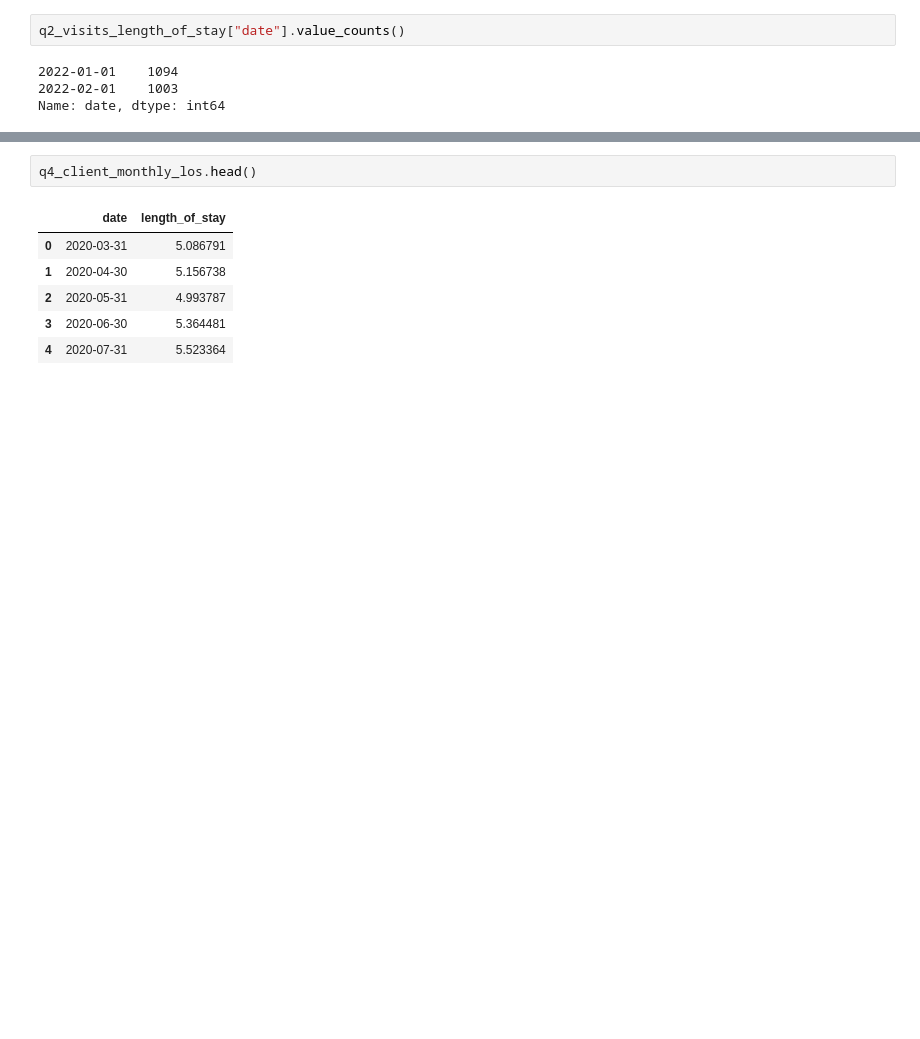
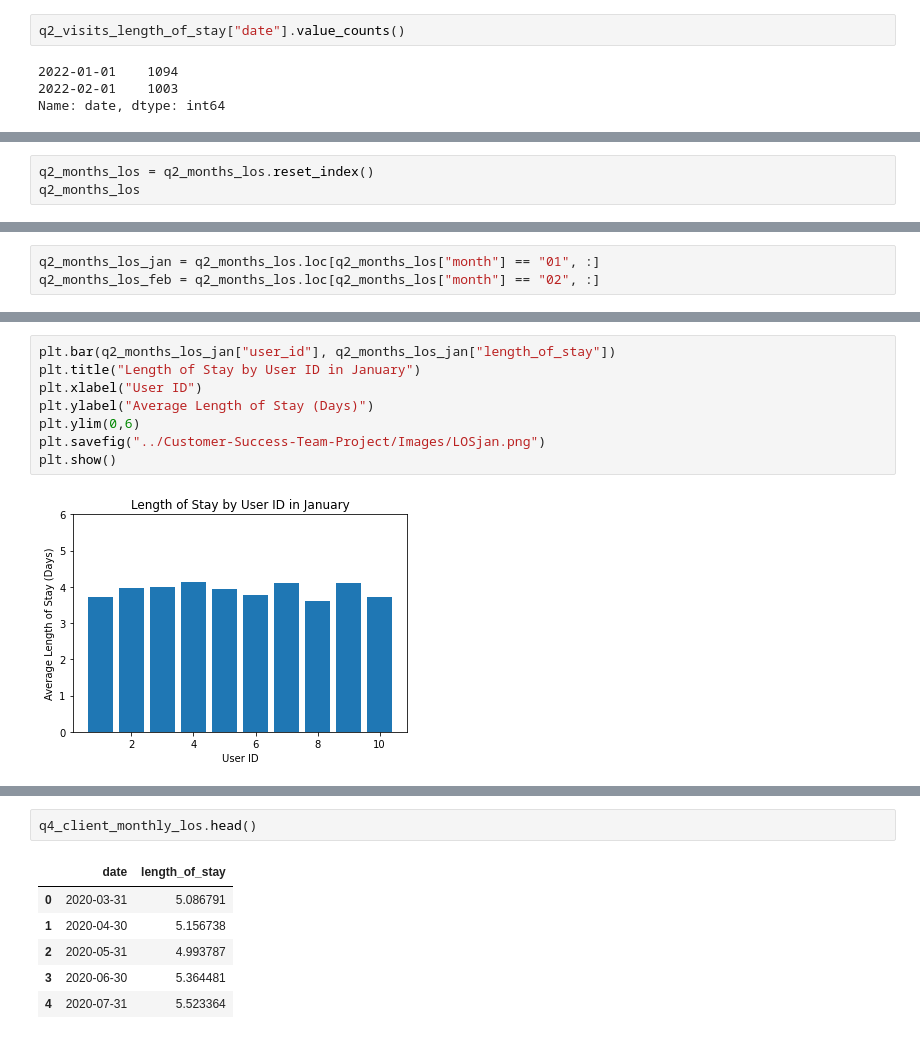
Before and after one commit to valputla/Customer-Success-Project, a Jupyter notebook: Take Home Analysis.ipynb, the cells around one changed output, grey strips where cells are left out. Drawn from its saved outputs; the diff is of its cells as text; blank space fills up the shorter version.

Commit message:
Bar Charts created

```diff
--- a/Take Home Analysis.ipynb
+++ b/Take Home Analysis.ipynb
@@ -65,0 +32,3 @@ q1_user_groups.head()
+# %%
+q2_months_los = q2_months_los.reset_index()
+q2_months_los
@@ -65,0 +53,3 @@ q1_user_groups.head()
+# %%
+q2_months_los_jan = q2_months_los.loc[q2_months_los["month"] == "01", :]
+q2_months_los_feb = q2_months_los.loc[q2_months_los["month"] == "02", :]
@@ -65,0 +70,10 @@ q1_user_groups.head()
+# %%
+plt.bar(q2_months_los_jan["user_id"], q2_months_los_jan["length_of_stay"])
+plt.title("Length of Stay by User ID in January")
+plt.xlabel("User ID")
+plt.ylabel("Average Length of Stay (Days)")
+plt.ylim(0,6)
+plt.savefig("../Customer-Success-Team-Project/Images/LOSjan.png")
+plt.show()
+# %% [output]
+[figure, added]
```
Also changed, not shown: parts of 7 cells of this notebook, 3 other files.
